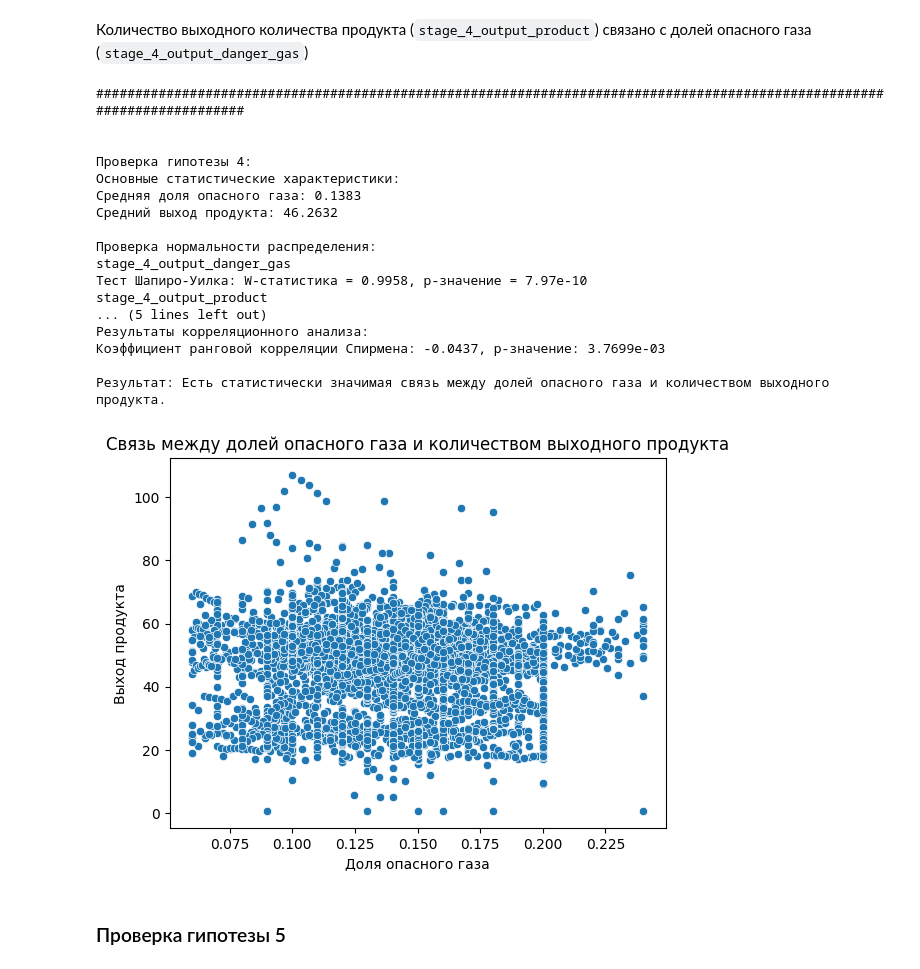
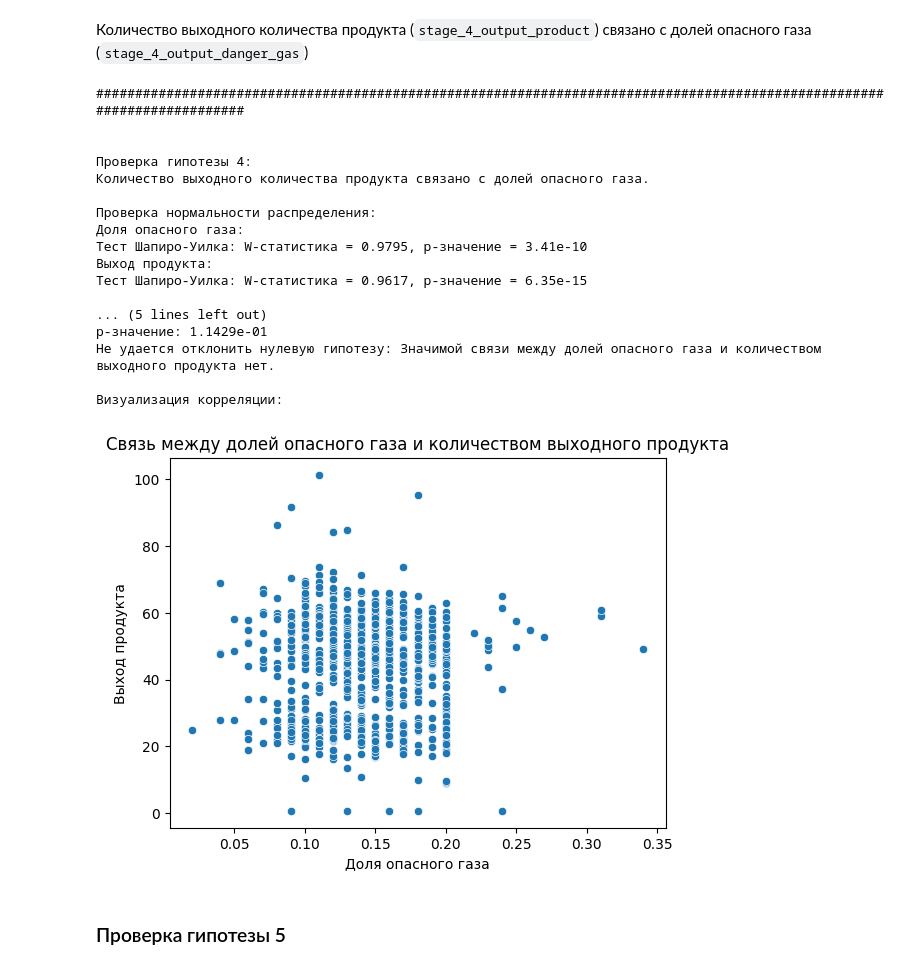
Before and after one commit to Yandex16/Ecology, a Jupyter notebook: hypothesis_testing/hypothesis_testing.ipynb, the cells around one changed output. Saved outputs shown, nothing was run; the diff lists cells and outputs as text; code cells hidden in the pictures.

```diff
--- a/hypothesis_testing/hypothesis_testing.ipynb
+++ b/hypothesis_testing/hypothesis_testing.ipynb
@@ -10,20 +10,6 @@ import pandas as pd
 from scipy.stats import shapiro, ttest_ind, mannwhitneyu, spearmanr
 import matplotlib.pyplot as plt
 import seaborn as sns
-# %%
-PATH = '../analysing_environmental_issues.csv'
-df = pd.read_csv(PATH, sep=",")
-
-%run ../remove_outliers/remove_outliers_run.ipynb
-
-df = hybrid_outlier_handling(df, df.columns[1:-1])
-
-%run ../nans_and_columns/initial_data_handlers_run.ipynb
-
-convert_to_DateTime(df)
-
-df = nan_to_interpolate(df)
-df = convert_to_category(df)
 # %%
 def draw_separation_line():
     print("\n" * 2 + "#" * 120 + "\n" * 2)
@@ -261,73 +301,79 @@ def test_hypothesis_4(df):
     """
     Проверяет, связана ли доля опасного газа с количеством выходного продукта.
     """
+    print("Количество выходного количества продукта связано с долей опасного газа.\n")
+
     # Извлечение данных
-    danger_gas = df['stage_4_output_danger_gas']  # Доля опасного газа
-    output_product = df['stage_4_output_product']  # Количество выходного продукта
+    valid_df = df.dropna(subset=['stage_4_output_danger_gas'])
+    danger_gas = valid_df['stage_4_output_danger_gas']  # Доля опасного газа
+    output_product = valid_df['stage_4_output_product']  # Количество выходного продукта
 
-    # Основные статистические характеристики
-    print("Основные статистические характеристики:")
-    print(f"Средняя доля опасного газа: {danger_gas.mean():.4f}")
-    print(f"Средний выход продукта: {output_product.mean():.4f}")
+    if danger_gas.empty or output_product.empty:
+        print("Ошибка: Данные для анализа отсутствуют. Проверьте исходный DataFrame.")
+        return
 
     # Проверка нормальности распределения
-    print("\nПроверка нормальности распределения:")
-    print("stage_4_output_danger_gas")
+    print("Проверка нормальности распределения:")
+    print("Доля опасного газа:")
     danger_gas_normal = is_normal_distribution(danger_gas)
-    print("stage_4_output_product")
+    print("Выход продукта:")
     output_product_normal = is_normal_distribution(output_product)
 
     # Выбор метода корреляции
     print("\nАнализ корреляции:")
     if danger_gas_normal and output_product_normal:
         print("Обе переменные нормально распределены. Применяем корреляцию Пирсона.")
-        corr_stat, p_value = pearsonr(danger_gas, output_product)
-        method = "Коэффициент корреляции Пирсона"
+        corr, p_value = pearsonr(danger_gas, output_product)
+        method = "Пирсона"
     else:
         print("Хотя бы одна переменная ненормально распределена. Применяем корреляцию Спирмена.")
-        corr_stat, p_value = spearmanr(danger_gas, output_product)
-        method = "Коэффициент ранговой корреляции Спирмена"
+        corr, p_value = spearmanr(danger_gas, output_product)
+        method = "Спирмена"
 
     # Результаты корреляции
     print("\nРезультаты корреляционного анализа:")
-    print(f"{method}: {corr_stat:.4f}, p-значение: {p_value:.4e}")
+    print(f"Коэффициент корреляции ({method}): {corr:.4f}")
+    print(f"p-значение: {p_value:.4e}")
 
     # Интерпретация результатов
     if p_value < 0.05:
-        print(f"\nРезультат: Есть статистически значимая связь между долей опасного газа и количеством выходного продукта.")
+        print("Отклоняем нулевую гипотезу: Есть значимая связь между долей опасного газа и количеством выходного продукта.")
+        print(correlation_strength(corr))
     else:
-        print(f"\nРезультат: Значимой связи между долей опасного газа и количеством выходного продукта не обнаружено.")
+        print("Не удается отклонить нулевую гипотезу: Значимой связи между долей опасного газа и количеством выходного продукта нет.")
 
     # Построение графика
+    print("\nВизуализация корреляции:")
     sns.scatterplot(x=danger_gas, y=output_product)
     plt.title("Связь между долей опасного газа и количеством выходного продукта")
     plt.xlabel("Доля опасного газа")
     plt.ylabel("Выход продукта")
     plt.show()
 
 
+
 draw_separation_line()
 print("Проверка гипотезы 4:")
 test_hypothesis_4(df)
 # %% [output]
 ########################################################################################################################
 
 
 Проверка гипотезы 4:
-Основные статистические характеристики:
-Средняя доля опасного газа: 0.1383
-Средний выход продукта: 46.2632
+Количество выходного количества продукта связано с долей опасного газа.
 
 Проверка нормальности распределения:
-stage_4_output_danger_gas
-Тест Шапиро-Уилка: W-статистика = 0.9958, p-значение = 7.97e-10
-stage_4_output_product
+Доля опасного газа:
+Тест Шапиро-Уилка: W-статистика = 0.9795, p-значение = 3.41e-10
+Выход продукта:
+Тест Шапиро-Уилка: W-статистика = 0.9617, p-значение = 6.35e-15
+
 ... (5 lines left out)
-Результаты корреляционного анализа:
-Коэффициент ранговой корреляции Спирмена: -0.0437, p-значение: 3.7699e-03
+p-значение: 1.1429e-01
+Не удается отклонить нулевую гипотезу: Значимой связи между долей опасного газа и количеством выходного продукта нет.
 
-Результат: Есть статистически значимая связь между долей опасного газа и количеством выходного продукта.
+Визуализация корреляции:
-[figure, old version]
+[figure, new version]
 # %% [markdown]
 ### Проверка гипотезы 5
 # %% [markdown]
```
Also changed, not shown: parts of 9 cells of this notebook, 5 other files.
